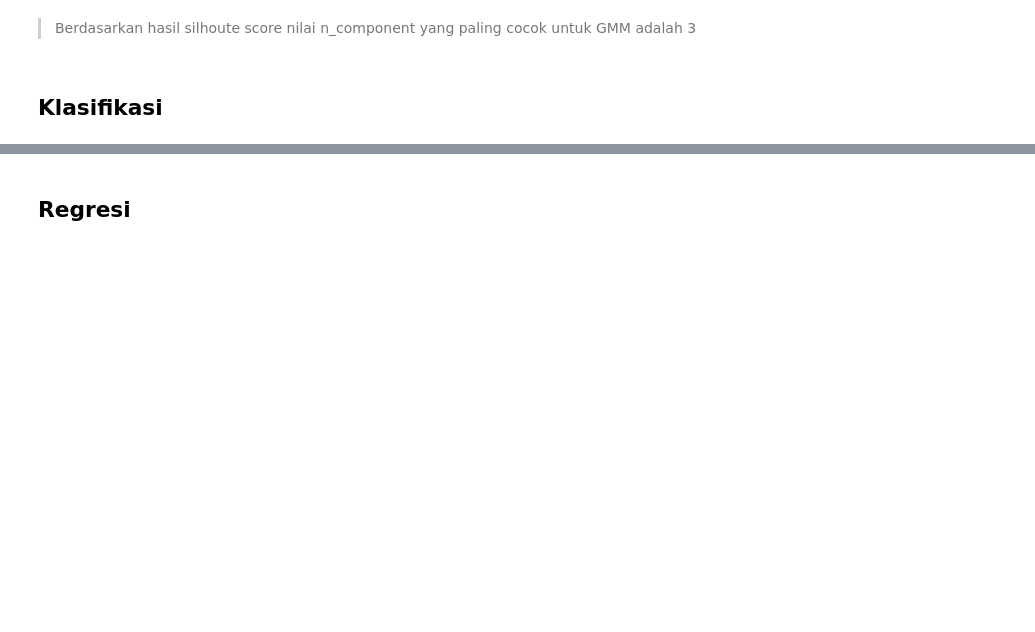
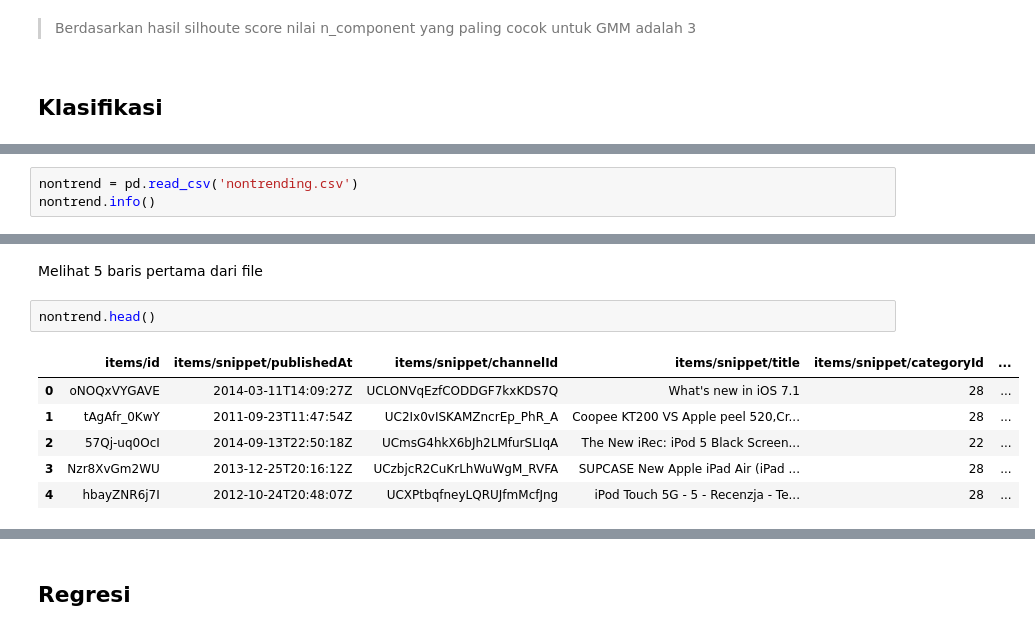
Before and after one commit to nofamex/TA-KASDD, a Jupyter notebook: main.ipynb, the cells around one changed output, grey strips where cells are left out. Drawn from its saved outputs; the diff is of its cells as text; blank space fills up the shorter version.

```diff
--- a/main.ipynb
+++ b/main.ipynb
@@ -650,0 +655,3 @@ plt.show()
+# %%
+nontrend = pd.read_csv('nontrending.csv')
+nontrend.info()
@@ -650,0 +676,11 @@ plt.show()
+# %% [markdown]
+Melihat 5 baris pertama dari file
+# %%
+nontrend.head()
+# %% [output]
+|  | items/id | items/snippet/publishedAt | items/snippet/channelId | items/snippet/title | items/snippet/categoryId | ... |
+| 0 | oNOQxVYGAVE | 2014-03-11T14:09:27Z | UCLONVqEzfCODDGF7kxKDS7Q | What's new in iOS 7.1 | 28 | ... |
+| 1 | tAgAfr_0KwY | 2011-09-23T11:47:54Z | UC2Ix0vISKAMZncrEp_PhR_A | Coopee KT200 VS Apple peel 520,Cr... | 28 | ... |
+| 2 | 57Qj-uq0OcI | 2014-09-13T22:50:18Z | UCmsG4hkX6bJh2LMfurSLIqA | The New iRec: iPod 5 Black Screen... | 22 | ... |
+| 3 | Nzr8XvGm2WU | 2013-12-25T20:16:12Z | UCzbjcR2CuKrLhWuWgM_RVFA | SUPCASE New Apple iPad Air (iPad ... | 28 | ... |
+| 4 | hbayZNR6j7I | 2012-10-24T20:48:07Z | UCXPtbqfneyLQRUJfmMcfJng | iPod Touch 5G - 5 - Recenzja - Te... | 28 | ... |
```
Also changed, not shown: parts of 30 cells of this notebook, 1 other file.
